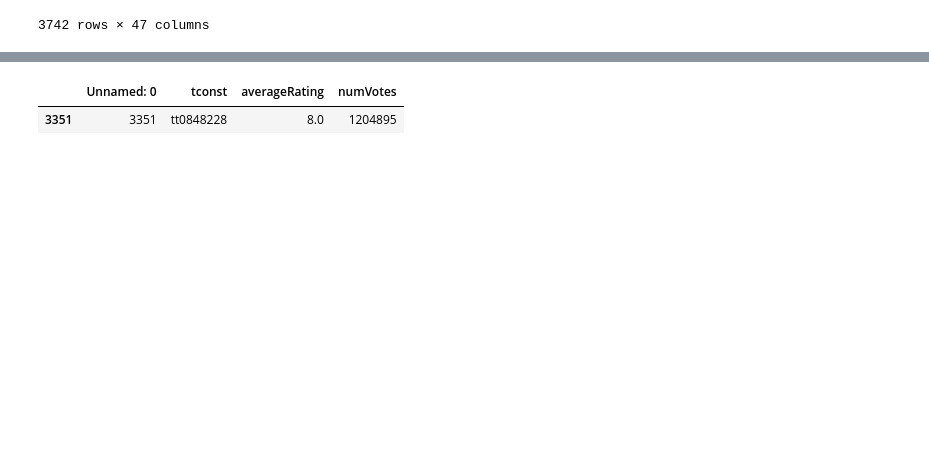
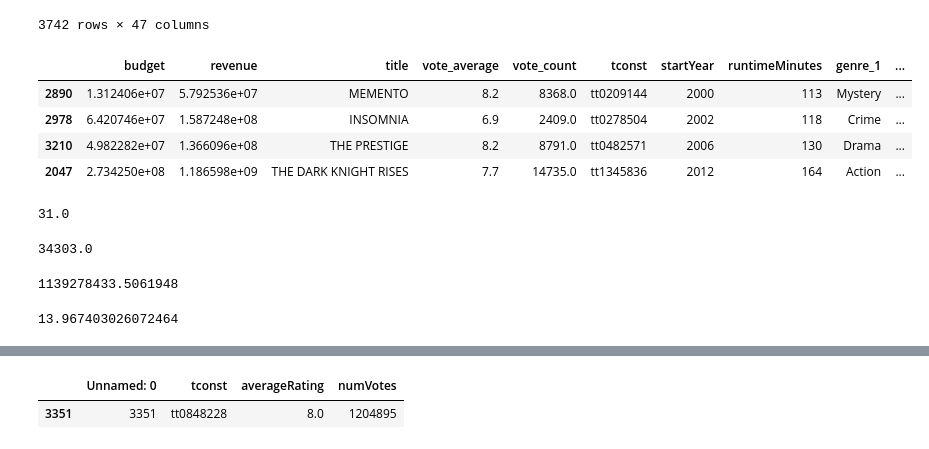
Before and after one commit to nsn116/Movie-Success-Predictor, a Jupyter notebook: data_preprocessing/Principals info.ipynb, the cells around one changed output, grey strips where cells are left out. Drawn from its saved outputs; the diff is of its cells as text; code cells hidden in the pictures; blank space fills up the shorter version.

Commit message:
Calculate individual component score

```diff
--- a/data_preprocessing/Principals info.ipynb
+++ b/data_preprocessing/Principals info.ipynb
@@ -654,3 +645,31 @@ profit_mean
+# %%
+movies_rev_budget_ratio[(movies_rev_budget_ratio['writer_1'] == 'nm0634240') |
+                        (movies_rev_budget_ratio['writer_2'] == 'nm0634240') |
+                        (movies_rev_budget_ratio['writer_3'] == 'nm0634240') |
+                        (movies_rev_budget_ratio['writer_4'] == 'nm0634240') |
+                        (movies_rev_budget_ratio['writer_5'] == 'nm0634240')]
+# %% [output]
+|  | budget | revenue | title | vote_average | vote_count | tconst | startYear | runtimeMinutes | genre_1 | ... |
+| 2890 | 1.312406e+07 | 5.792536e+07 | MEMENTO | 8.2 | 8368.0 | tt0209144 | 2000 | 113 | Mystery | ... |
+| 2978 | 6.420746e+07 | 1.587248e+08 | INSOMNIA | 6.9 | 2409.0 | tt0278504 | 2002 | 118 | Crime | ... |
+| 3210 | 4.982282e+07 | 1.366096e+08 | THE PRESTIGE | 8.2 | 8791.0 | tt0482571 | 2006 | 130 | Drama | ... |
+| 2047 | 2.734250e+08 | 1.186598e+09 | THE DARK KNIGHT RISES | 7.7 | 14735.0 | tt1345836 | 2012 | 164 | Action | ... |
+# %%
+get_component_score(writers_cols, 'nm0634240', 'vote_average', 2019)
+# %% [output]
+31.0
+# %%
+get_component_score(writers_cols, 'nm0634240', 'vote_count', 2019)
+# %% [output]
+34303.0
+# %%
+get_component_score(writers_cols, 'nm0634240', 'profit', 2019)
+# %% [output]
+1139278433.5061948
+# %%
+get_component_score(writers_cols, 'nm0634240', 'rev_budget_ratio', 2019)
+# %% [output]
+13.967403026072464
 # %%
 for index, row in name_basics.iterrows():
 # %% [output]
```
Also changed, not shown: parts of 1 cell of this notebook.
